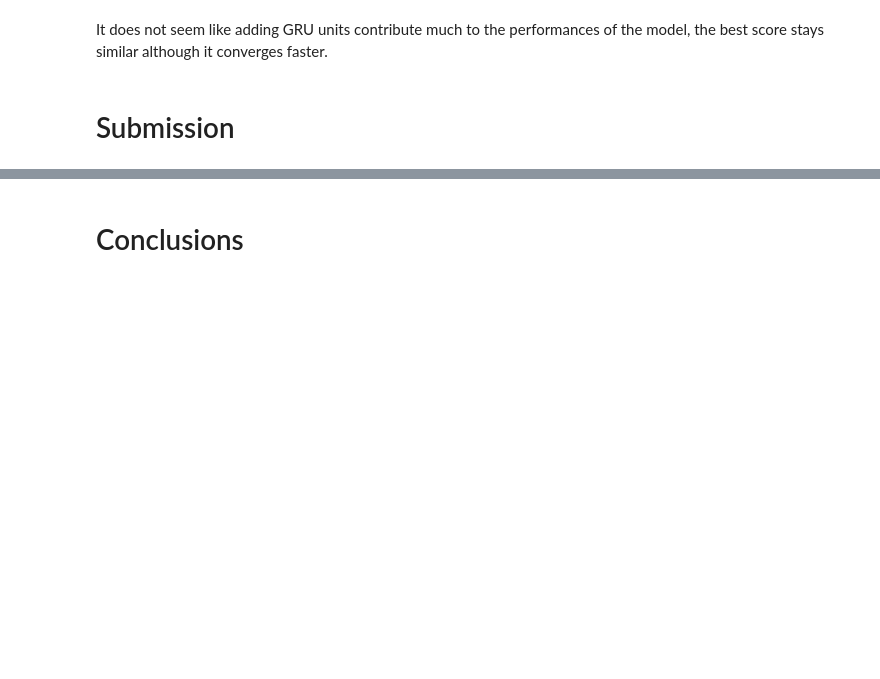
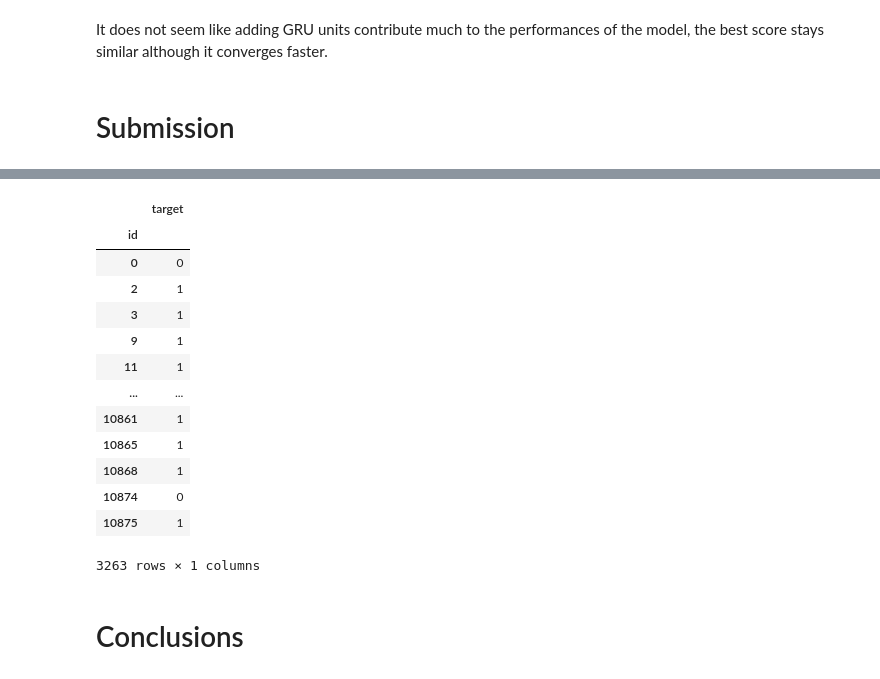
Before and after one commit to Osherz5/twitter-disaster, a Jupyter notebook: keras-gru-twitter-disaster-classification.ipynb, the cells around one changed output, grey strips where cells are left out. Drawn from its saved outputs; the diff is of its cells as text; code cells hidden in the pictures; blank space fills up the shorter version.

```diff
--- a/keras-gru-twitter-disaster-classification.ipynb
+++ b/keras-gru-twitter-disaster-classification.ipynb
@@ -371,3 +388,3 @@ X = pad_sequences(X)
 # %%
-test_y = best_model.predict(X)
+pred_y = best_model.predict(X)
 # %% [output]
@@ -375,2 +392,21 @@ test_y = best_model.predict(X)
+# %%
+test_df['target'] = 1*(pred_y>0.5)
+test_df = test_df.set_index('id')
+test_df = test_df[['target']]
 # %%
-test_df['target'] = test_y
+test_df
+# %% [output]
+|  | target |
+| id |  |
+| 0 | 0 |
+| 2 | 1 |
+| 3 | 1 |
+| 9 | 1 |
+| 11 | 1 |
+| ... | ... |
+| 10861 | 1 |
+| 10865 | 1 |
+| 10868 | 1 |
+| 10874 | 0 |
+| 10875 | 1 |
+3263 rows × 1 columns
```
Also changed, not shown: parts of 15 cells of this notebook.
